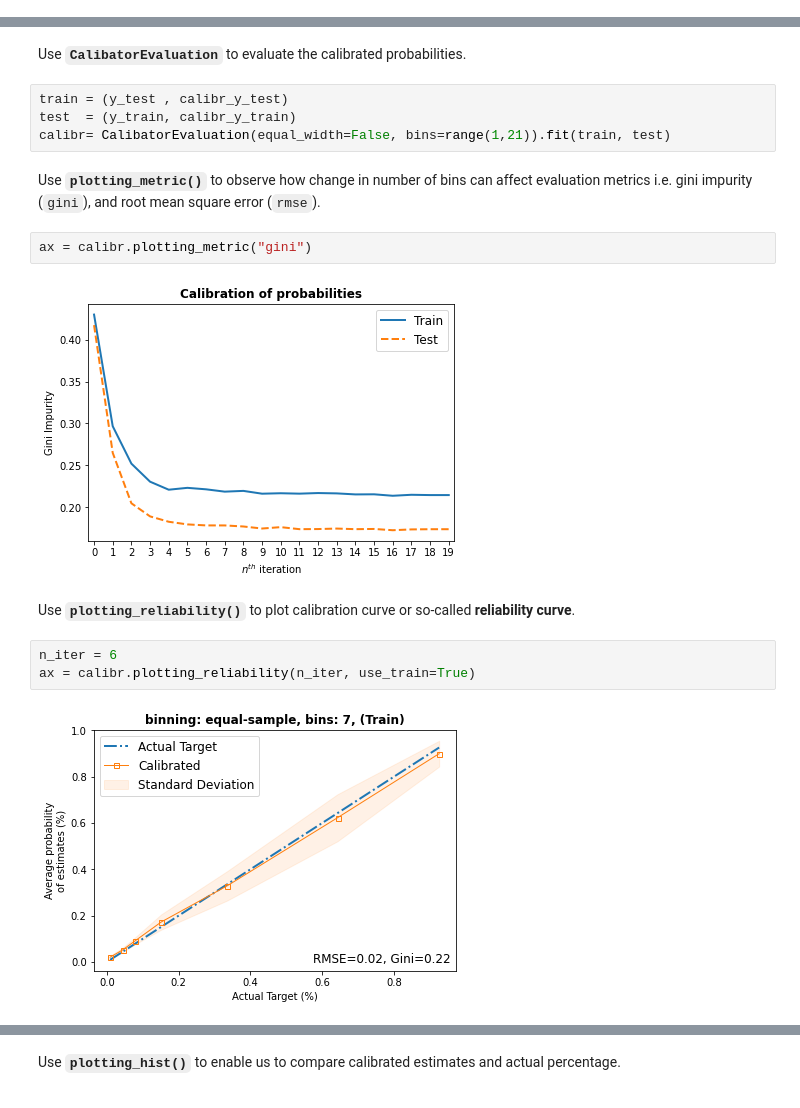
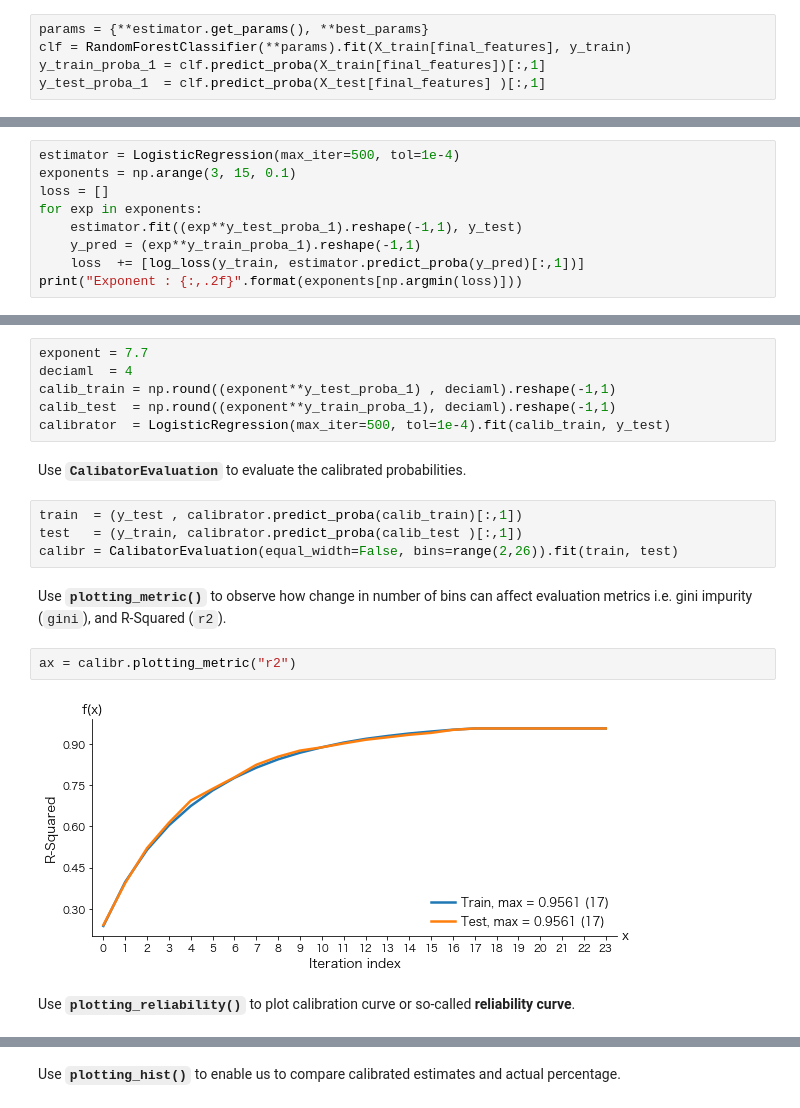
Before and after one commit to Nak007/randomforest_analysis, a Jupyter notebook: randomforest_analysis_colab.ipynb, the cells around one changed output, grey strips where cells are left out. Cells and saved outputs as stored; diff of their text form.

```diff
--- a/randomforest_analysis_colab.ipynb
+++ b/randomforest_analysis_colab.ipynb
@@ -498,0 +427,5 @@ calibr_y_test  = calibrator.predict_proba(y_test_proba.reshape(-1,1))[:,1]
+# %%
+params = {**estimator.get_params(), **best_params}
+clf = RandomForestClassifier(**params).fit(X_train[final_features], y_train)
+y_train_proba_1 = clf.predict_proba(X_train[final_features])[:,1]
+y_test_proba_1  = clf.predict_proba(X_test[final_features] )[:,1]
@@ -498,0 +476,9 @@ calibr_y_test  = calibrator.predict_proba(y_test_proba.reshape(-1,1))[:,1]
+# %%
+estimator = LogisticRegression(max_iter=500, tol=1e-4)
+exponents = np.arange(3, 15, 0.1)
+loss = []
+for exp in exponents:
+    estimator.fit((exp**y_test_proba_1).reshape(-1,1), y_test)
+    y_pred = (exp**y_train_proba_1).reshape(-1,1)
+    loss  += [log_loss(y_train, estimator.predict_proba(y_pred)[:,1])]
+print("Exponent : {:,.2f}".format(exponents[np.argmin(loss)]))
@@ -499,19 +489,20 @@ calibr_y_test  = calibrator.predict_proba(y_test_proba.reshape(-1,1))[:,1]
+# %%
+exponent = 7.7
+deciaml  = 4
+calib_train = np.round((exponent**y_test_proba_1) , deciaml).reshape(-1,1)
+calib_test  = np.round((exponent**y_train_proba_1), deciaml).reshape(-1,1)
+calibrator  = LogisticRegression(max_iter=500, tol=1e-4).fit(calib_train, y_test)
 # %% [markdown]
 Use **`CalibatorEvaluation`** to evaluate the calibrated probabilities.
 # %%
-train = (y_test , calibr_y_test)
-test  = (y_train, calibr_y_train)
-calibr= CalibatorEvaluation(equal_width=False, bins=range(1,21)).fit(train, test)
+train  = (y_test , calibrator.predict_proba(calib_train)[:,1])
+test   = (y_train, calibrator.predict_proba(calib_test )[:,1])
+calibr = CalibatorEvaluation(equal_width=False, bins=range(2,26)).fit(train, test)
 # %% [markdown]
-Use **`plotting_metric()`** to observe how change in number of bins can affect evaluation metrics i.e. gini impurity (`gini`), and root mean square error (`rmse`).
+Use **`plotting_metric()`** to observe how change in number of bins can affect evaluation metrics i.e. gini impurity (`gini`), and R-Squared (`r2`).
 # %%
-ax = calibr.plotting_metric("gini")
+ax = calibr.plotting_metric("r2")
 # %% [output]
-[figure, old version]
+[figure, new version]
 # %% [markdown]
 Use **`plotting_reliability()`** to plot calibration curve or so-called **reliability curve**.
-# %%
-n_iter = 6
-ax = calibr.plotting_reliability(n_iter, use_train=True)
-# %% [output]
-[figure, removed]
```
Also changed, not shown: parts of 162 cells of this notebook, 6 other files.
